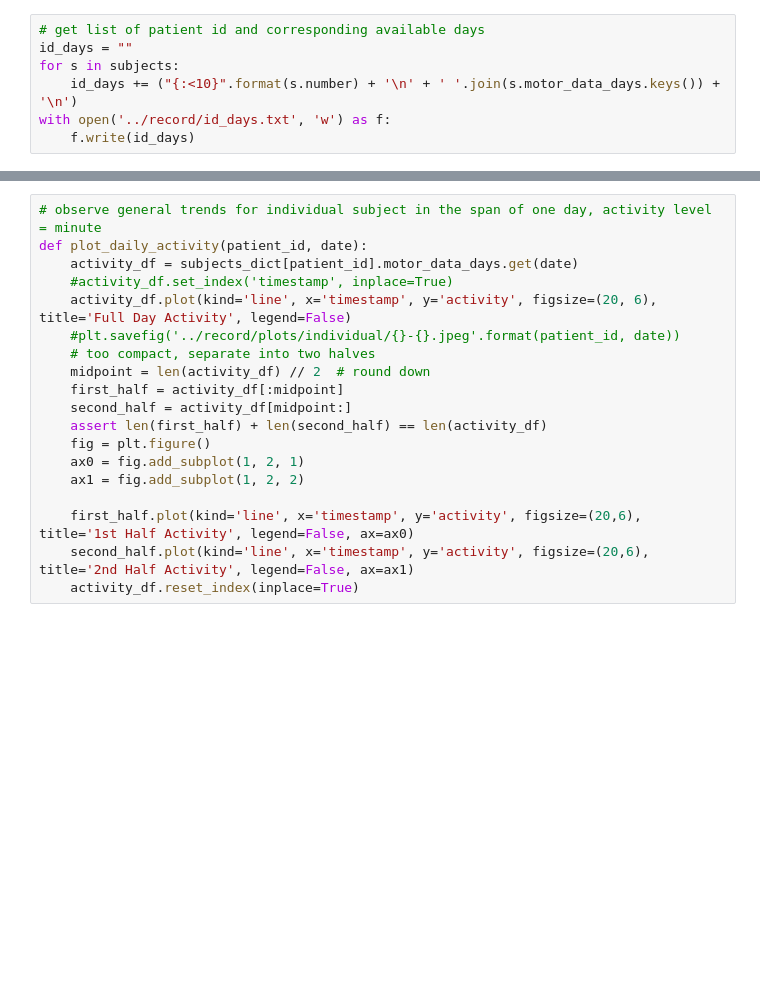
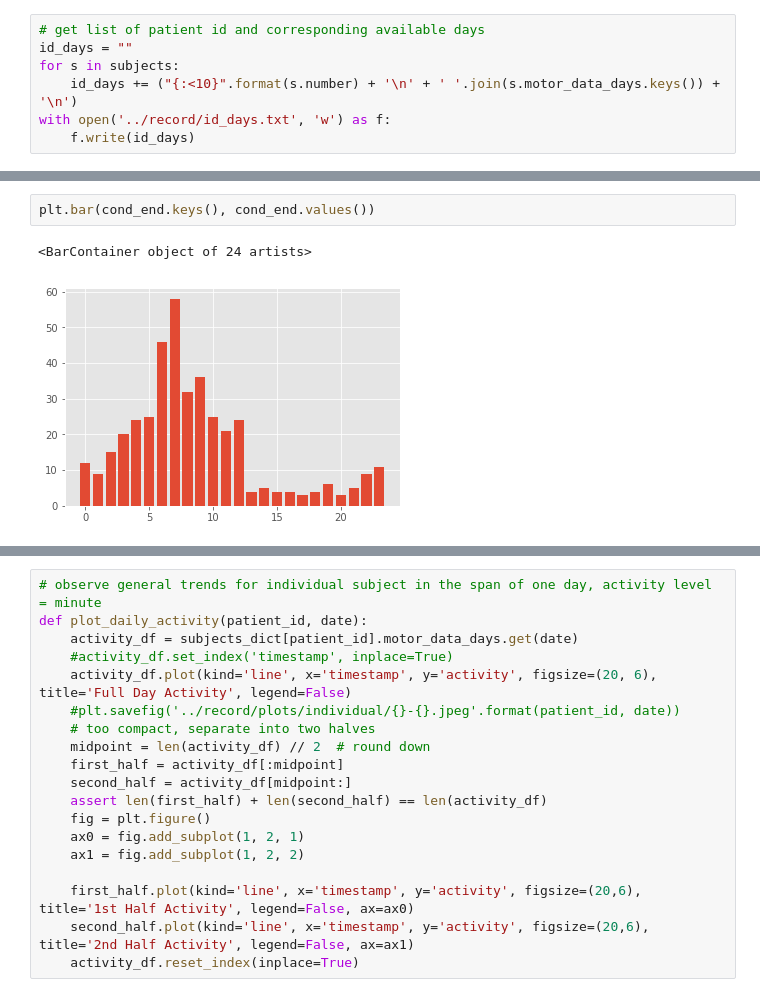
Before and after one commit to karenacorn99/depression-and-motor-activity, a Jupyter notebook: code/visualization.ipynb, the cells around one changed output, grey strips where cells are left out. Drawn from its saved outputs; the diff is of its cells as text; blank space fills up the shorter version.

```diff
--- a/code/visualization.ipynb
+++ b/code/visualization.ipynb
@@ -45,0 +148,5 @@ KeyError: 'acptivity'
+# %%
+plt.bar(cond_end.keys(), cond_end.values())
+# %% [output]
+<BarContainer object of 24 artists>
+[figure, added]
```
Also changed, not shown: parts of 11 cells of this notebook, 1 other file.
